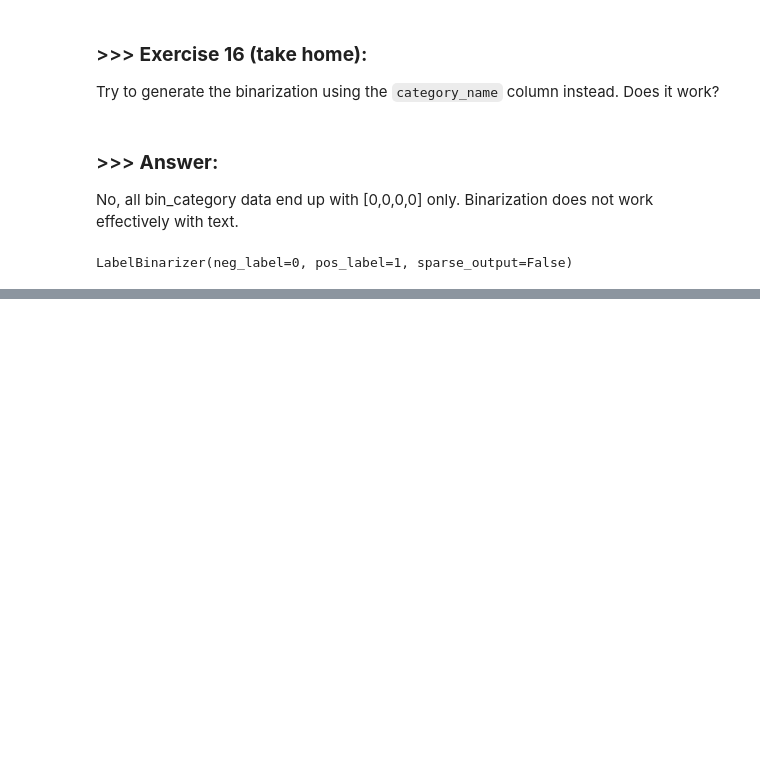
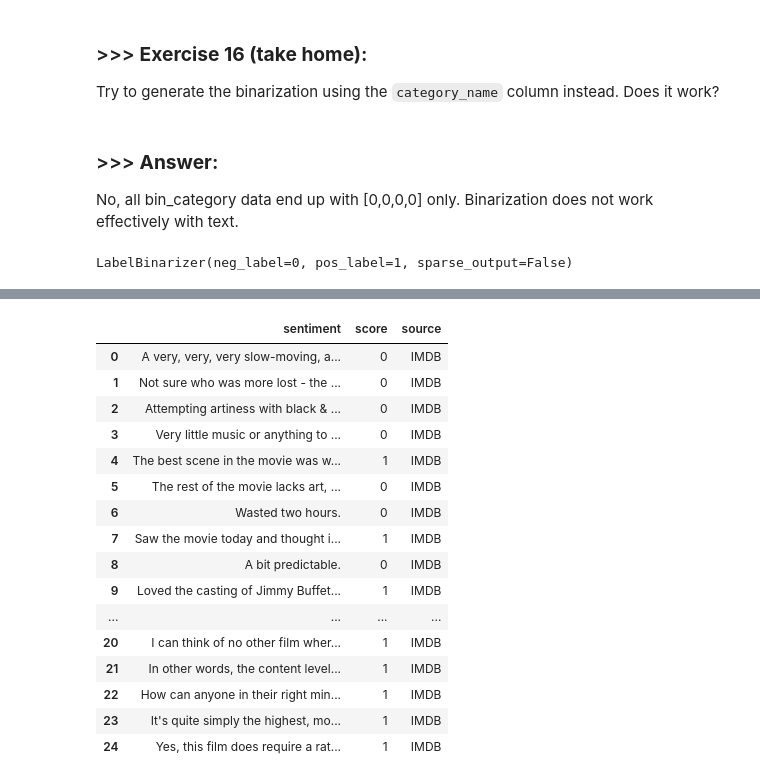
Before and after one commit to tu8ankid/dm_2018_hw_1, a Jupyter notebook: draft.ipynb, the cells around one changed output, grey strips where cells are left out. Saved outputs shown, nothing was run; the diff lists cells and outputs as text; code cells hidden in the pictures; blank space fills up the shorter version.

```diff
--- a/draft.ipynb
+++ b/draft.ipynb
@@ -557,0 +571,23 @@ X[0:9]
+# %%
+dfi = pd.read_csv('imdb_labelled.txt', engine='python', sep='  \t', names=['sentiment','score'])
+dfi['source']='IMDB'
+dfi[0:25]
+#This reveals that data from dfi[19,20] missing lines 21-81 of txt
+# %% [output]
+|  | sentiment | score | source |
+| 0 | A very, very, very slow-moving, a... | 0 | IMDB |
+| 1 | Not sure who was more lost - the ... | 0 | IMDB |
+| 2 | Attempting artiness with black & ... | 0 | IMDB |
+| 3 | Very little music or anything to ... | 0 | IMDB |
+| 4 | The best scene in the movie was w... | 1 | IMDB |
+| 5 | The rest of the movie lacks art, ... | 0 | IMDB |
+| 6 | Wasted two hours. | 0 | IMDB |
+| 7 | Saw the movie today and thought i... | 1 | IMDB |
+| 8 | A bit predictable. | 0 | IMDB |
+| 9 | Loved the casting of Jimmy Buffet... | 1 | IMDB |
+| ... | ... | ... | ... |
+| 20 | I can think of no other film wher... | 1 | IMDB |
+| 21 | In other words, the content level... | 1 | IMDB |
+| 22 | How can anyone in their right min... | 1 | IMDB |
+| 23 | It's quite simply the highest, mo... | 1 | IMDB |
+| 24 | Yes, this film does require a rat... | 1 | IMDB |
```
Also changed, not shown: parts of 26 cells of this notebook.
